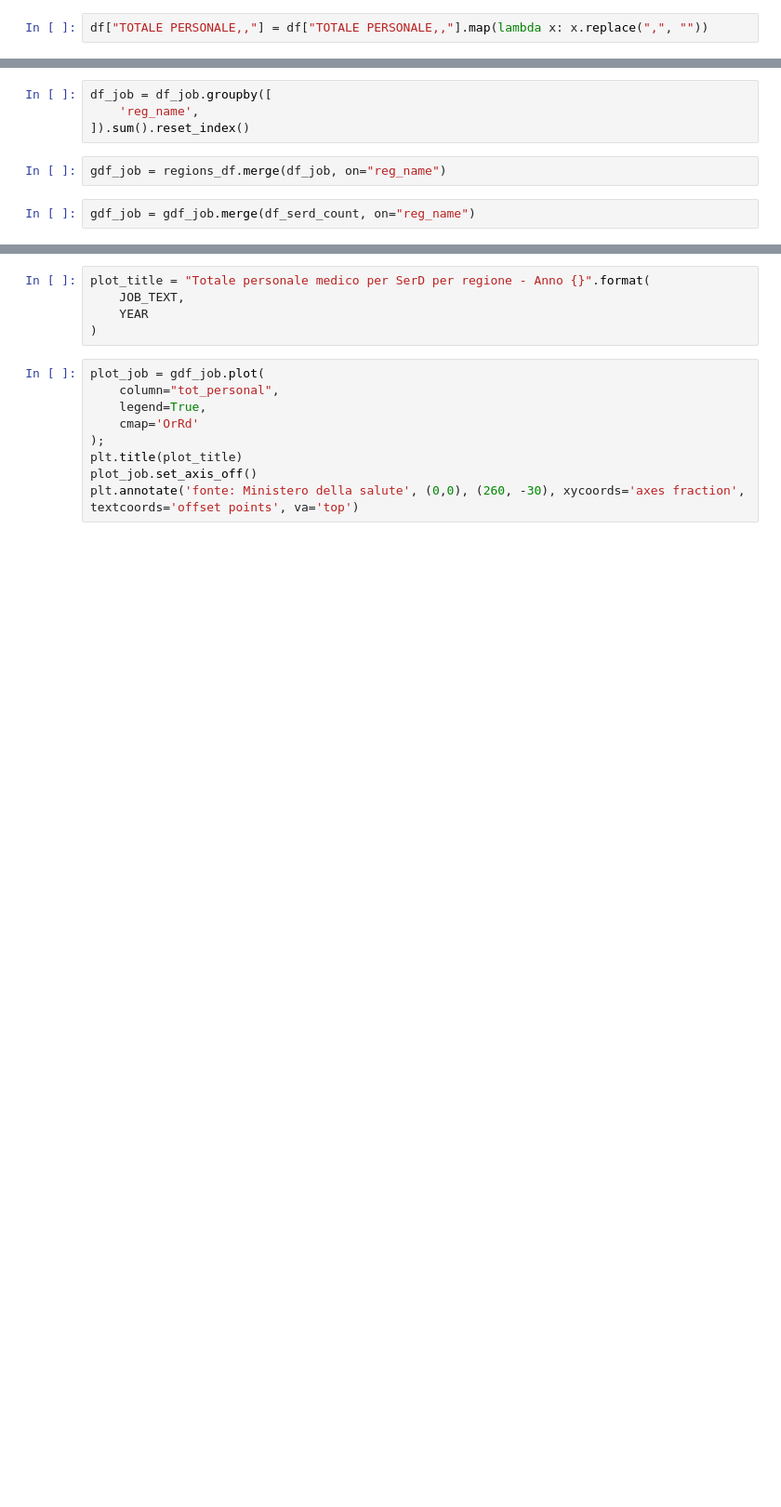
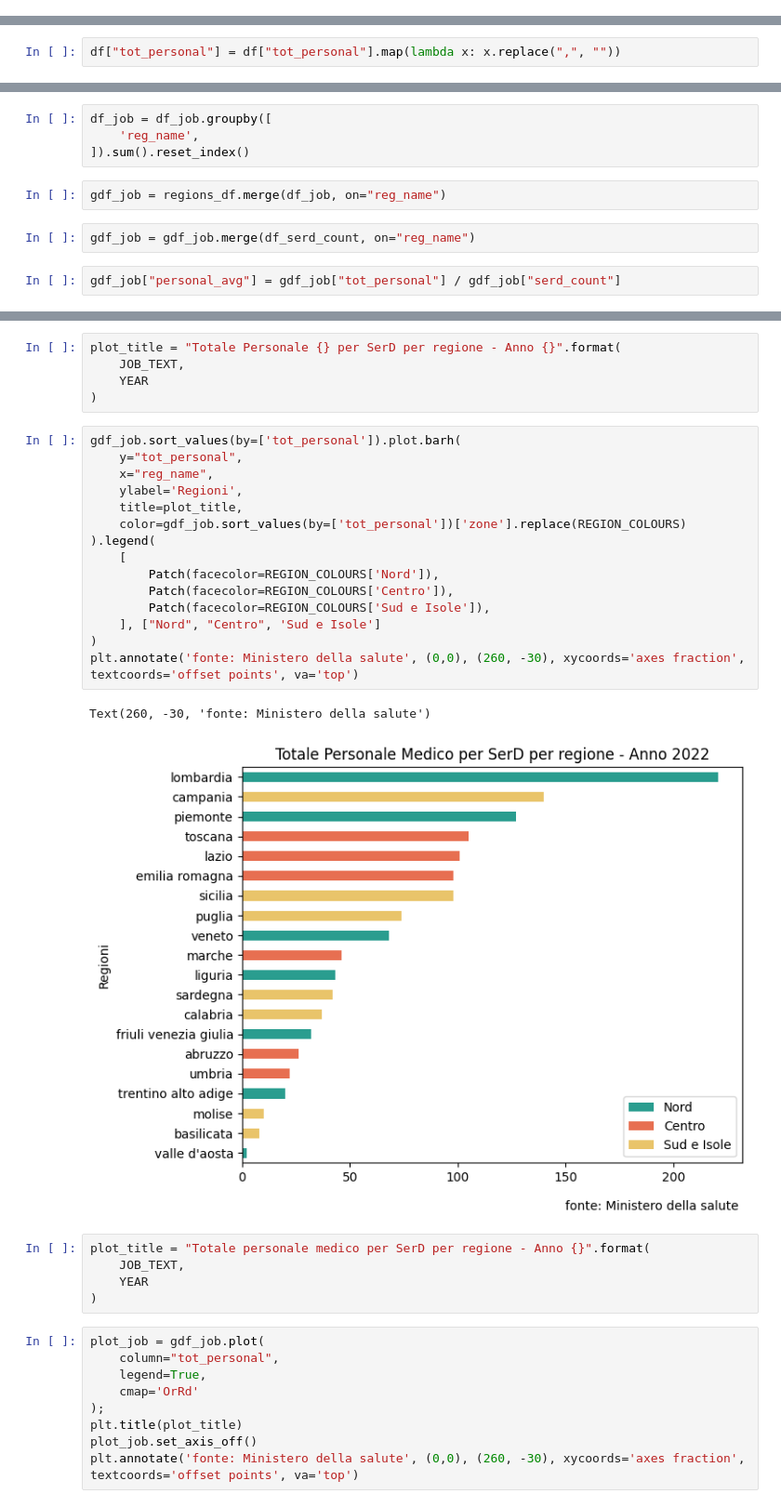
Before and after one commit to armandoschianodicola/italy-stats, a Jupyter notebook: 5/main.ipynb, the cells around one changed output, grey strips where cells are left out. Shown: that part at 93% size. Saved outputs shown, nothing was run; the diff lists cells and outputs as text; blank space fills up the shorter version.

```diff
--- a/5/main.ipynb
+++ b/5/main.ipynb
@@ -67,2 +71,0 @@ df['DENOMINAZIONE REGIONE'] = df['DENOMINAZIONE REGIONE'].map(lambda x: x.replac
-# %%
-df["TOTALE PERSONALE,,"] = df["TOTALE PERSONALE,,"].map(lambda x: x.replace(",", ""))
@@ -71,6 +86,8 @@ df = df.rename(columns={
     "DENOMINAZIONE REGIONE": "reg_name",
     "TOTALE PERSONALE,,": "tot_personal"
 })
+# %%
+df["tot_personal"] = df["tot_personal"].map(lambda x: x.replace(",", ""))
 # %%
 df["tot_personal"].unique()
 # %% [output]
@@ -189,5 +188,7 @@ df_job = df_job.groupby([
 gdf_job = regions_df.merge(df_job, on="reg_name")
 # %%
 gdf_job = gdf_job.merge(df_serd_count, on="reg_name")
+# %%
+gdf_job["personal_avg"] = gdf_job["tot_personal"] / gdf_job["serd_count"]
 # %%
 gdf_job
@@ -194,3 +213,26 @@ gdf_job
+# %%
+plot_title = "Totale Personale {} per SerD per regione - Anno {}".format(
+    JOB_TEXT,
+    YEAR
+)
+# %%
+gdf_job.sort_values(by=['tot_personal']).plot.barh(
+    y="tot_personal",
+    x="reg_name",
+    ylabel='Regioni',
+    title=plot_title,
+    color=gdf_job.sort_values(by=['tot_personal'])['zone'].replace(REGION_COLOURS)
+).legend(
+    [
+        Patch(facecolor=REGION_COLOURS['Nord']),
+        Patch(facecolor=REGION_COLOURS['Centro']),
+        Patch(facecolor=REGION_COLOURS['Sud e Isole']),
+    ], ["Nord", "Centro", 'Sud e Isole']
+)
+plt.annotate('fonte: Ministero della salute', (0,0), (260, -30), xycoords='axes fraction', textcoords='offset points', va='top')
+# %% [output]
+Text(260, -30, 'fonte: Ministero della salute')
+[figure, added]
 # %%
 plot_title = "Totale personale medico per SerD per regione - Anno {}".format(
     JOB_TEXT,
```
Also changed, not shown: parts of 20 cells of this notebook, 1 other file.
